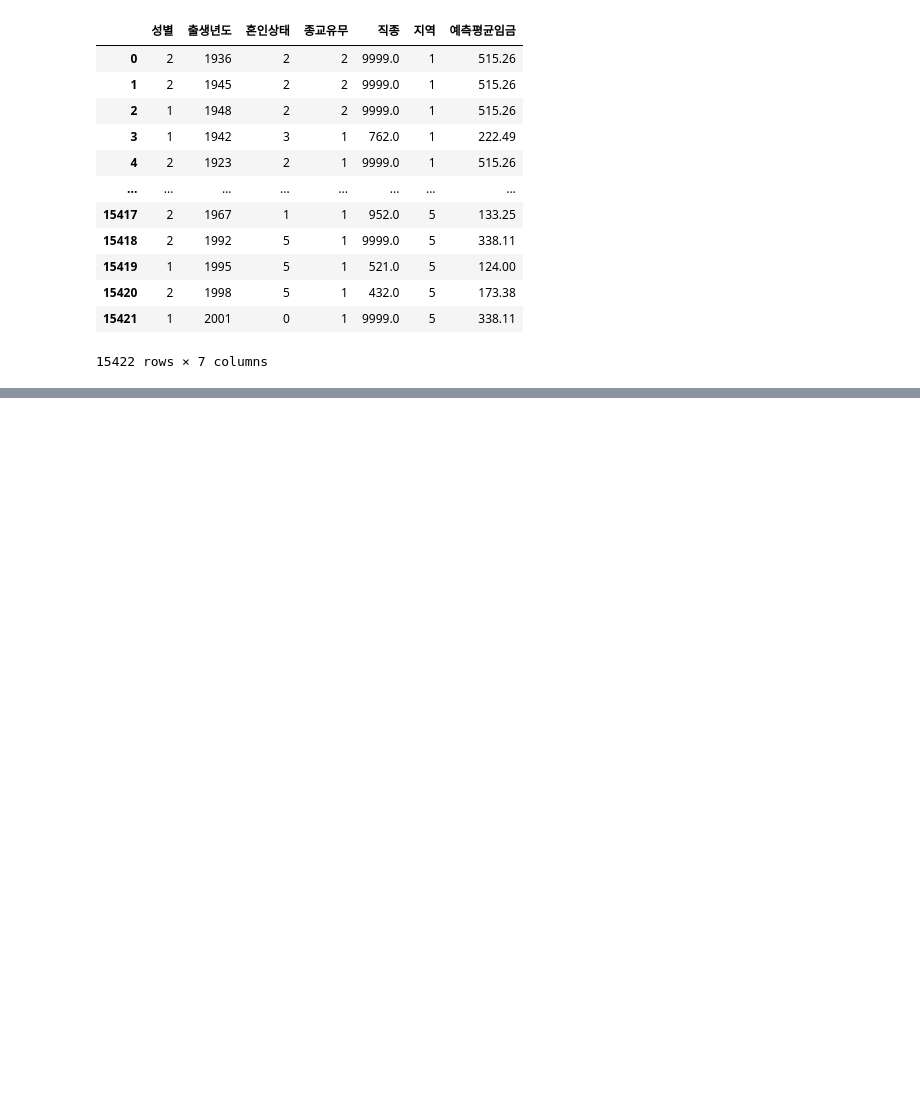
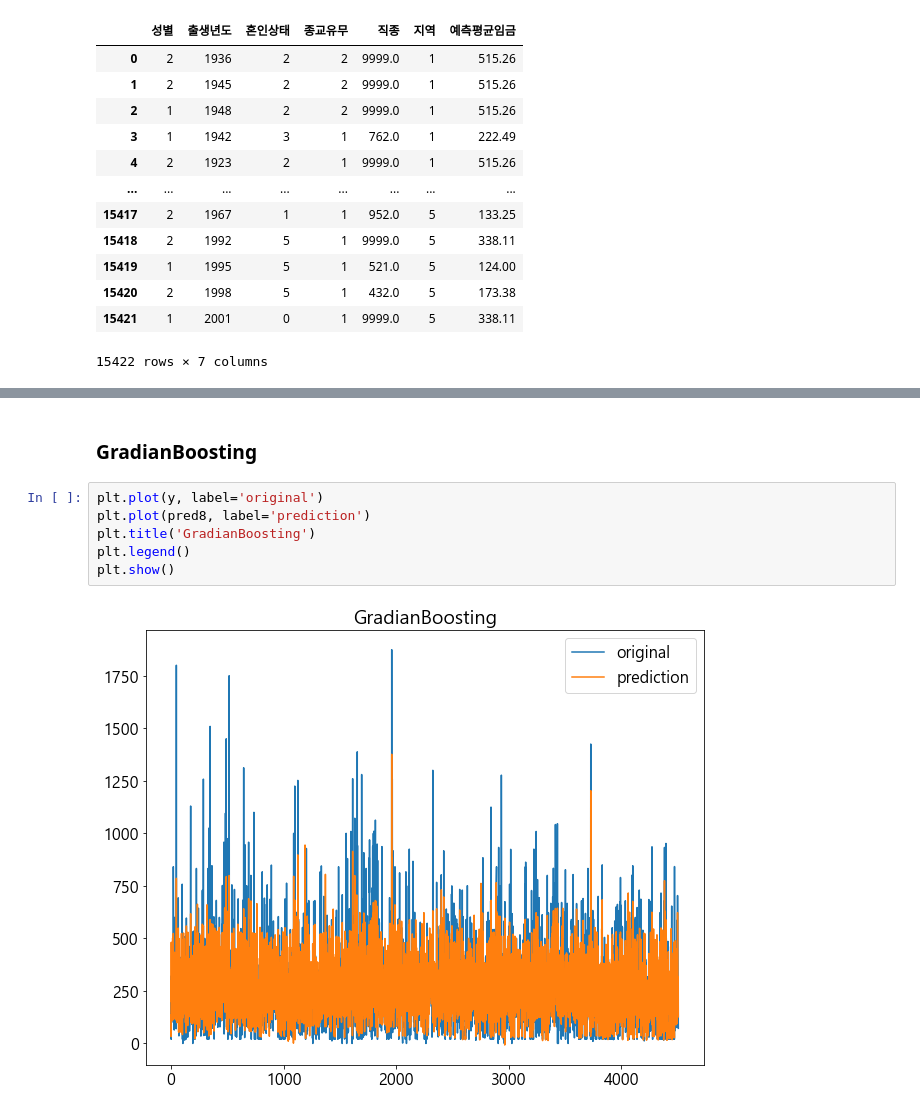
Before and after one commit to dch9610/Deep_Analysis, a Jupyter notebook: 1주차 과제/한국복지패널_데이터학습.ipynb, the cells around one changed output, grey strips where cells are left out. Drawn from its saved outputs; the diff is of its cells as text; blank space fills up the shorter version.

```diff
--- a/1주차 과제/한국복지패널_데이터학습.ipynb
+++ b/1주차 과제/한국복지패널_데이터학습.ipynb
@@ -270,0 +700,10 @@ x_data_all
+# %% [markdown]
+### GradianBoosting
+# %%
+plt.plot(y, label='original')
+plt.plot(pred8, label='prediction')
+plt.title('GradianBoosting')
+plt.legend()
+plt.show()
+# %% [output]
+[figure, added]
```
Also changed, not shown: parts of 65 cells of this notebook.
